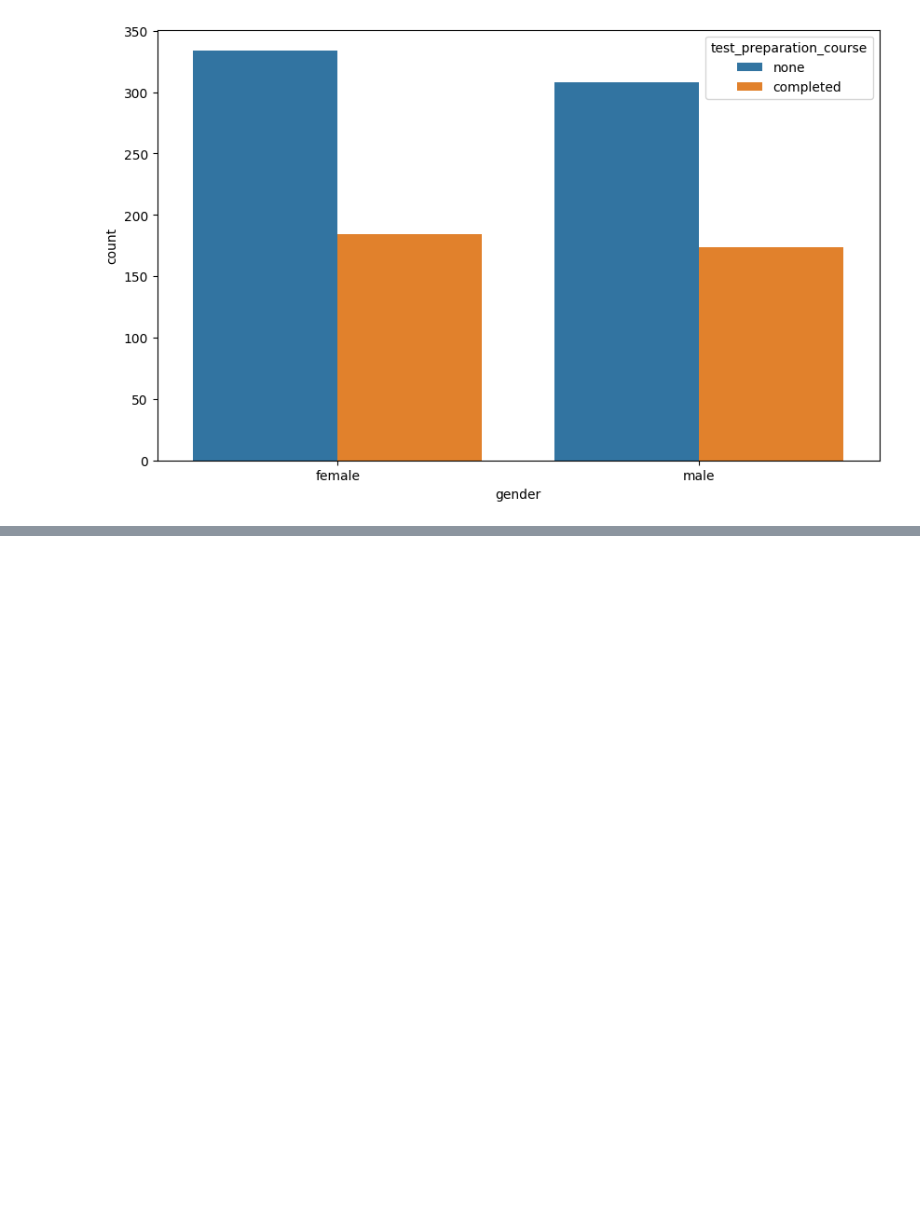
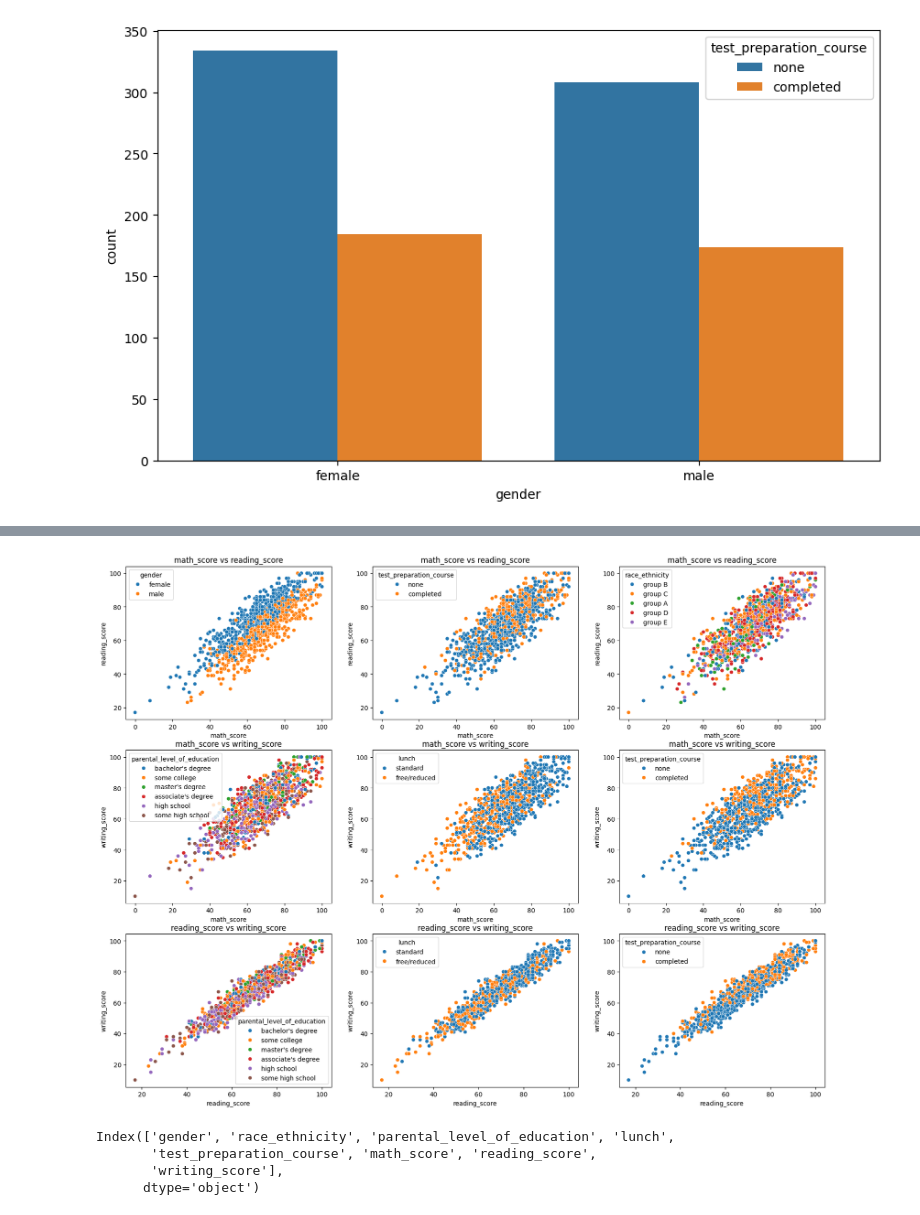
Before and after one commit to bigirimanainnocent12/Visualisations-de-donn-es, a Jupyter notebook: Techniques_de_visulaisations_de_données.ipynb, the cells around one changed output, grey strips where cells are left out. Cells and saved outputs as stored; diff of their text form; code cells hidden in the pictures; blank space fills up the shorter version.

```diff
--- a/Techniques_de_visulaisations_de_données.ipynb
+++ b/Techniques_de_visulaisations_de_données.ipynb
@@ -103,0 +116,50 @@ plt.show()
+# %%
+fig,axes=plt.subplots(nrows=3,ncols=3,figsize=(20,15))
+
+sns.scatterplot(x="math_score",y="reading_score",data=df,hue="gender",ax=axes[0][0])
+axes[0][0].set_title("math_score vs reading_score")
+axes[0][0].set_ylabel("reading_score")
+axes[0][0].set_xlabel("math_score")
+sns.scatterplot(x="math_score",y="reading_score",data=df,hue="test_preparation_course",ax=axes[0][1])
+axes[0][1].set_title("math_score vs reading_score")
+axes[0][1].set_ylabel("reading_score")
+axes[0][1].set_xlabel("math_score")
+sns.scatterplot(x="math_score",y="reading_score",data=df,hue="race_ethnicity",ax=axes[0][2])
+axes[0][2].set_title("math_score vs reading_score")
+axes[0][2].set_ylabel("reading_score")
+axes[0][2].set_xlabel("math_score")
+sns.scatterplot(x="math_score",y="writing_score",data=df,hue="parental_level_of_education",ax=axes[1][0])
+axes[1][0].set_title("math_score vs writing_score")
+axes[1][0].set_ylabel("writing_score")
+axes[1][0].set_xlabel("math_score")
+sns.scatterplot(x="math_score",y="writing_score",data=df,hue="lunch",ax=axes[1][1])
+axes[1][1].set_title("math_score vs writing_score")
+axes[1][1].set_ylabel("writing_score")
+axes[1][1].set_xlabel("math_score")
+sns.scatterplot(x="math_score",y="writing_score",data=df,hue="test_preparation_course",ax=axes[1][2])
+axes[1][2].set_title("math_score vs writing_score")
+axes[1][2].set_ylabel("writing_score")
+axes[1][2].set_xlabel("math_score")
+sns.scatterplot(x="reading_score",y="writing_score",data=df,hue="parental_level_of_education",ax=axes[2][0])
+axes[2][0].set_title("reading_score vs writing_score")
+axes[2][0].set_ylabel("writing_score")
+axes[2][0].set_xlabel("reading_score")
+sns.scatterplot(x="reading_score",y="writing_score",data=df,hue="lunch",ax=axes[2][1])
+axes[2][1].set_title("reading_score vs writing_score")
+axes[2][1].set_ylabel("writing_score")
+axes[2][1].set_xlabel("reading_score")
+sns.scatterplot(x="reading_score",y="writing_score",data=df,hue="test_preparation_course",ax=axes[2][2])
+axes[2][2].set_title("reading_score vs writing_score")
+axes[2][2].set_ylabel("writing_score")
+axes[2][2].set_xlabel("reading_score")
+
+plt.show()
+# %% [output]
+[figure, added]
+# %%
+df.columns
+# %% [output]
+Index(['gender', 'race_ethnicity', 'parental_level_of_education', 'lunch',
+       'test_preparation_course', 'math_score', 'reading_score',
+       'writing_score'],
+      dtype='object')
```
Also changed, not shown: parts of 2 cells of this notebook.
